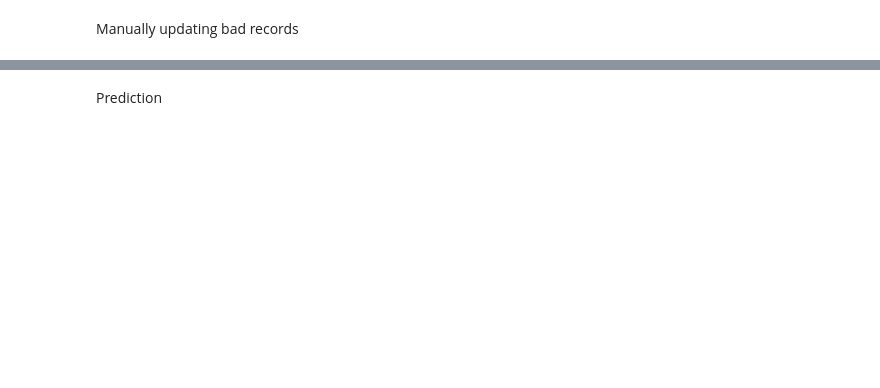
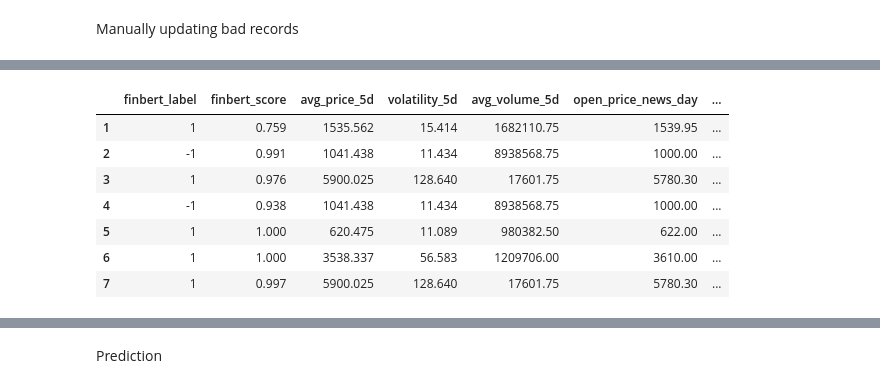
Before and after one commit to ajaypatil1616/stock_market_recommended, a Jupyter notebook: 3.Model training/5.prediction on new news.ipynb, the cells around one changed output, grey strips where cells are left out. Cells and saved outputs as stored; diff of their text form; code cells hidden in the pictures; blank space fills up the shorter version.

```diff
--- a/3.Model training/5.prediction on new news.ipynb
+++ b/3.Model training/5.prediction on new news.ipynb
@@ -439,6 +649,14 @@ dropped_column_df['price_movement_1d'] = dropped_column_df['price_movement_1d'].
 dropped_column_df['gap'] = dropped_column_df['gap'].apply(round_out_value)
 # %%
 dropped_column_df = dropped_column_df.fillna(0)
-# %%
-
-dropped_column_df =dropped_column_df.drop(columns='stock_movement_on_news_day')
+# %%
+dropped_column_df
+# %% [output]
+|  | finbert_label | finbert_score | avg_price_5d | volatility_5d | avg_volume_5d | open_price_news_day | ... |
+| 1 | 1 | 0.759 | 1535.562 | 15.414 | 1682110.75 | 1539.95 | ... |
+| 2 | -1 | 0.991 | 1041.438 | 11.434 | 8938568.75 | 1000.00 | ... |
+| 3 | 1 | 0.976 | 5900.025 | 128.640 | 17601.75 | 5780.30 | ... |
+| 4 | -1 | 0.938 | 1041.438 | 11.434 | 8938568.75 | 1000.00 | ... |
+| 5 | 1 | 1.000 | 620.475 | 11.089 | 980382.50 | 622.00 | ... |
+| 6 | 1 | 1.000 | 3538.337 | 56.583 | 1209706.00 | 3610.00 | ... |
+| 7 | 1 | 0.997 | 5900.025 | 128.640 | 17601.75 | 5780.30 | ... |
```
Also changed, not shown: parts of 22 cells of this notebook.
